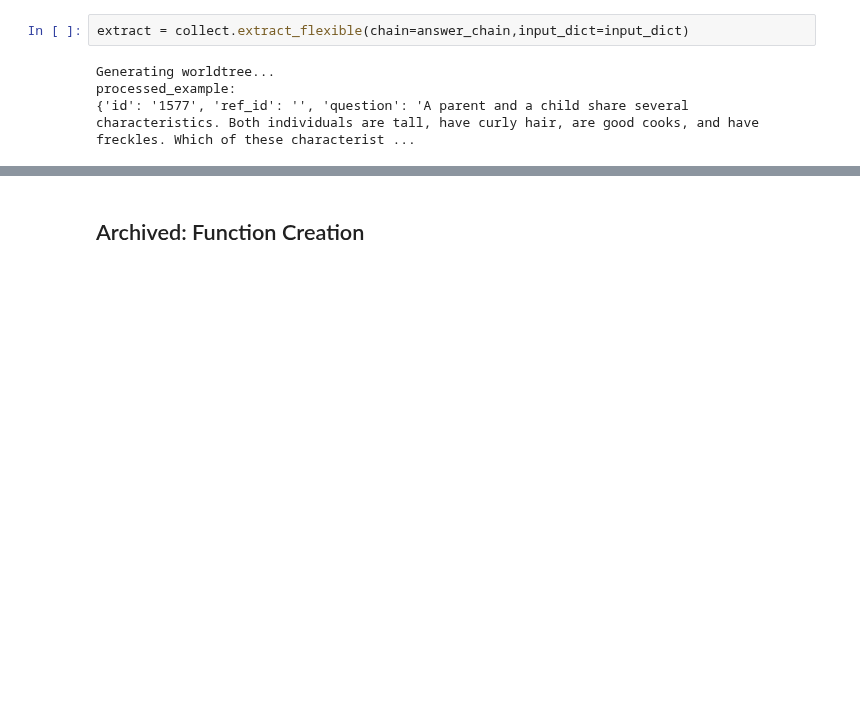
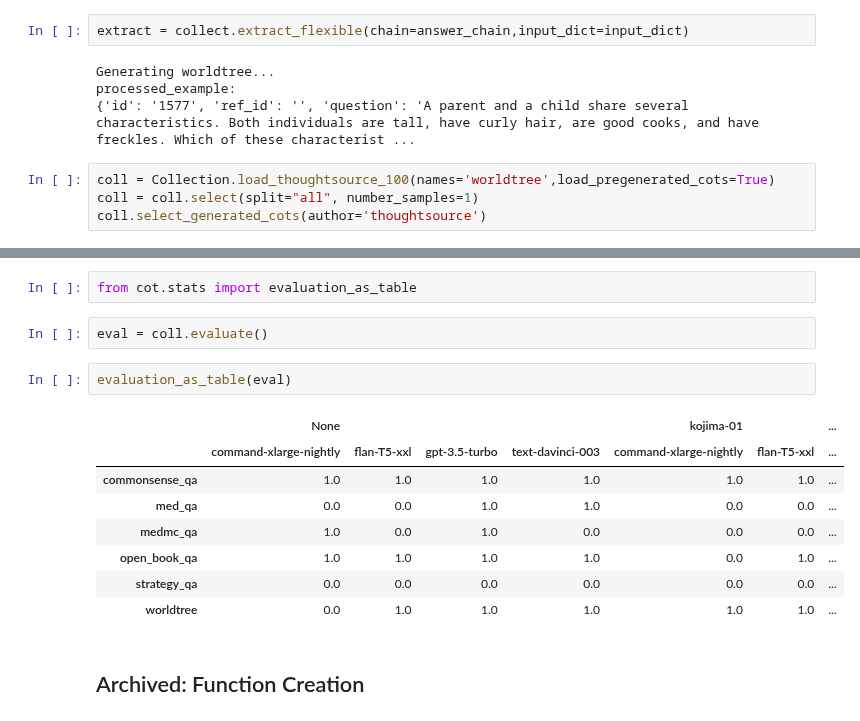
Before and after one commit to OpenBioLink/ThoughtSource, a Jupyter notebook: notebooks/flexible_langchains.ipynb, the cells around one changed output, grey strips where cells are left out. Drawn from its saved outputs; the diff is of its cells as text; blank space fills up the shorter version.

```diff
--- a/notebooks/flexible_langchains.ipynb
+++ b/notebooks/flexible_langchains.ipynb
@@ -366,3 +365,7 @@ extract = collect.extract_flexible(chain=answer_chain,input_dict=input_dict)
 Generating worldtree...
 processed_example:
 {'id': '1577', 'ref_id': '', 'question': 'A parent and a child share several characteristics. Both individuals are tall, have curly hair, are good cooks, and have freckles. Which of these characterist ...
+# %%
+coll = Collection.load_thoughtsource_100(names='worldtree',load_pregenerated_cots=True)
+coll = coll.select(split="all", number_samples=1)
+coll.select_generated_cots(author='thoughtsource')
@@ -369,3 +376,18 @@ processed_example:
+# %%
+from cot.stats import evaluation_as_table
+# %%
+eval = coll.evaluate()
+# %%
+evaluation_as_table(eval)
+# %% [output]
+|  | None |  |  |  | kojima-01 |  | ... |
+|  | command-xlarge-nightly | flan-T5-xxl | gpt-3.5-turbo | text-davinci-003 | command-xlarge-nightly | flan-T5-xxl | ... |
+| commonsense_qa | 1.0 | 1.0 | 1.0 | 1.0 | 1.0 | 1.0 | ... |
+| med_qa | 0.0 | 0.0 | 1.0 | 1.0 | 0.0 | 0.0 | ... |
+| medmc_qa | 1.0 | 0.0 | 1.0 | 0.0 | 0.0 | 0.0 | ... |
+| open_book_qa | 1.0 | 1.0 | 1.0 | 1.0 | 0.0 | 1.0 | ... |
+| strategy_qa | 0.0 | 0.0 | 0.0 | 0.0 | 0.0 | 0.0 | ... |
+| worldtree | 0.0 | 1.0 | 1.0 | 1.0 | 1.0 | 1.0 | ... |
 # %% [markdown]
 ## Archived: Function Creation
 # %%
```
Also changed, not shown: parts of 5 cells of this notebook, 6 other files.
